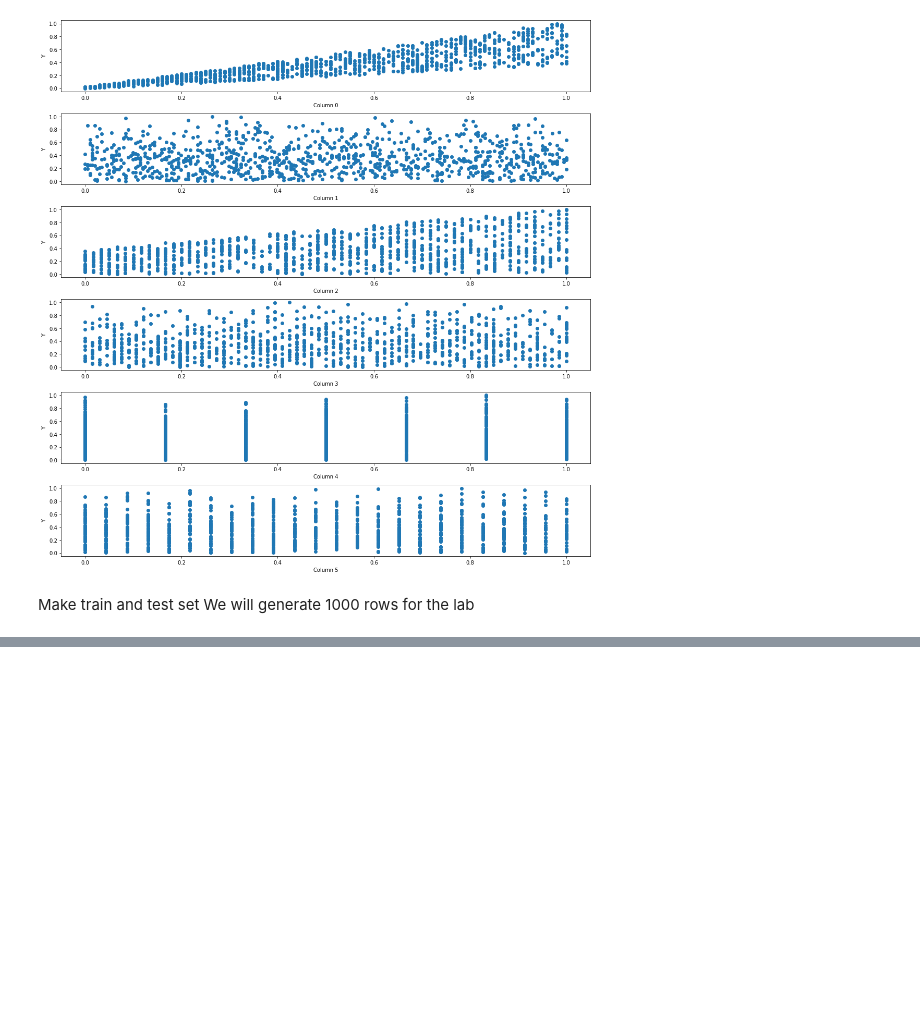
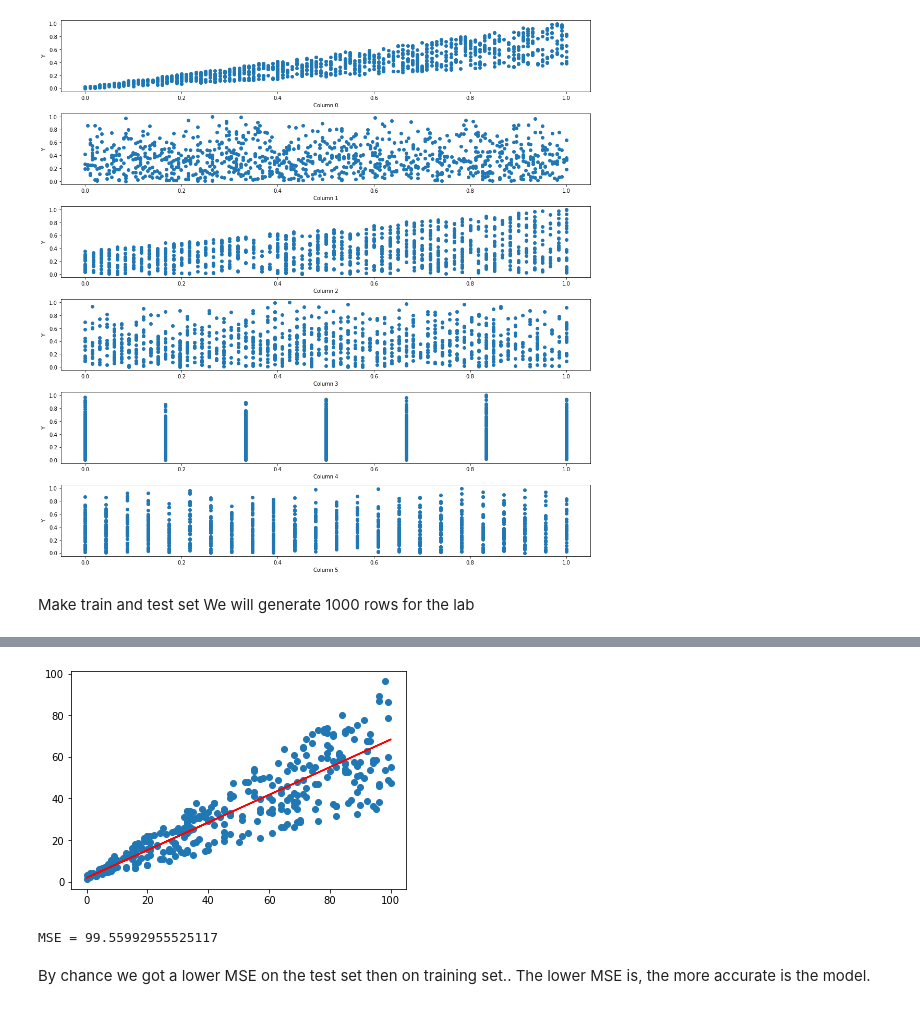
Before and after one commit to umaimehm/Intro_to_AI, a Jupyter notebook: 2021 Lab/Lab4/Untitled.ipynb, the cells around one changed output, grey strips where cells are left out. Saved outputs shown, nothing was run; the diff lists cells and outputs as text; code cells hidden in the pictures; blank space fills up the shorter version.

```diff
--- a/2021 Lab/Lab4/Untitled.ipynb
+++ b/2021 Lab/Lab4/Untitled.ipynb
@@ -195,0 +212,12 @@ TypeError: '>' not supported between instances of 'datetime.timedelta' and 'int'
+# %%
+Y_pred = linear_regressor.predict(X_test)  # make predictions
+plt.scatter(X_test, y_test)
+plt.plot(X_test, Y_pred, color='red')
+plt.show()
+print( "MSE = "+str(metrics.mean_squared_error(y_test,Y_pred)))
+# %% [output]
+[figure, added]
+MSE = 99.55992955525117
+# %% [markdown]
+By chance we got a lower MSE on the test set then on training set.. The lower
+MSE is, the more accurate is the model.
```
Also changed, not shown: parts of 27 cells of this notebook, 6 other files.
